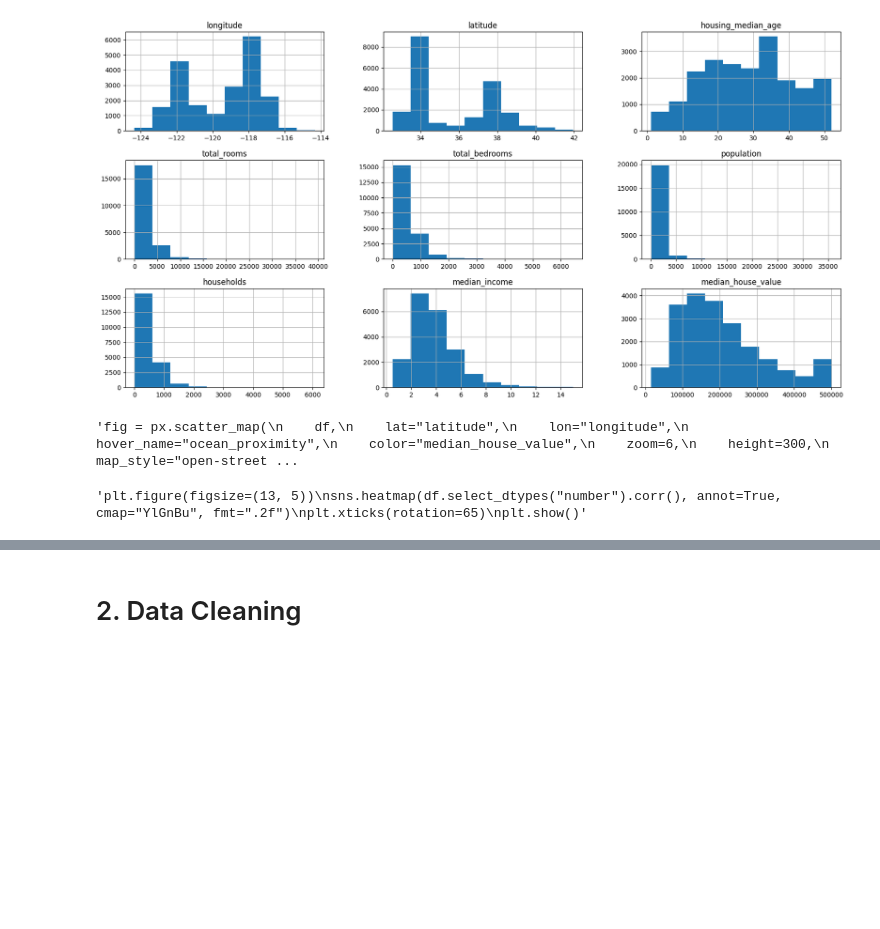
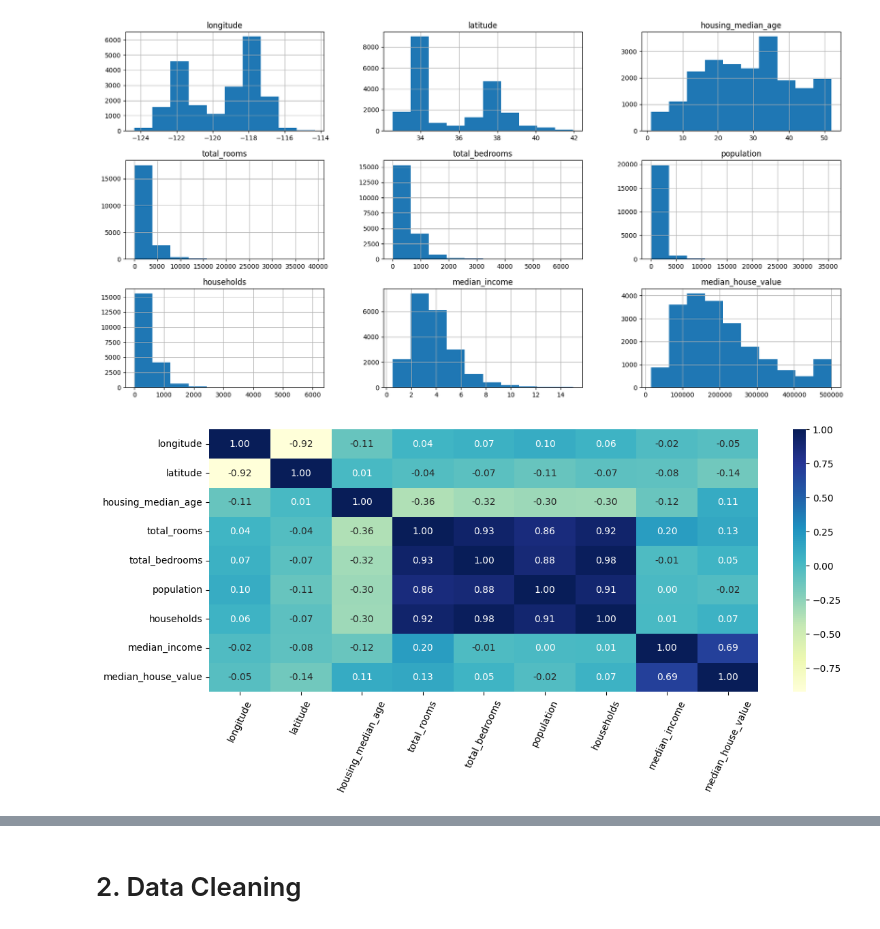
Before and after one commit to ZabitMagomed239/California-House-Price-Regression, a Jupyter notebook: California Housing Final.ipynb, the cells around one changed output, grey strips where cells are left out. Drawn from its saved outputs; the diff is of its cells as text; code cells hidden in the pictures; blank space fills up the shorter version.

```diff
--- a/California Housing Final.ipynb
+++ b/California Housing Final.ipynb
@@ -98,27 +100,25 @@ plt.show()
 [figure]
 # %%
 # Visualizing geographical distribution of median house values
-"""fig = px.scatter_map(
+fig = px.scatter_map(
     df,
     lat="latitude",
     lon="longitude",
     hover_name="ocean_proximity",
     color="median_house_value",
     zoom=6,
-    height=300,
+    height=650,
     map_style="open-street-map"
 )
-fig.show()"""
+fig.show()
-# %% [output]
-'fig = px.scatter_map(\n    df,\n    lat="latitude",\n    lon="longitude",\n    hover_name="ocean_proximity",\n    color="median_house_value",\n    zoom=6,\n    height=300,\n    map_style="open-street ...
 # %%
 # Correlation heatmap of numerical features in the training data
 
-"""plt.figure(figsize=(13, 5))
+plt.figure(figsize=(13, 5))
 sns.heatmap(df.select_dtypes("number").corr(), annot=True, cmap="YlGnBu", fmt=".2f")
 plt.xticks(rotation=65)
-plt.show()"""
+plt.show()
 # %% [output]
-'plt.figure(figsize=(13, 5))\nsns.heatmap(df.select_dtypes("number").corr(), annot=True, cmap="YlGnBu", fmt=".2f")\nplt.xticks(rotation=65)\nplt.show()'
+[figure, added]
 # %%
 # Geographical scatter plot colored by median house value
```
Also changed, not shown: parts of 9 cells of this notebook.
